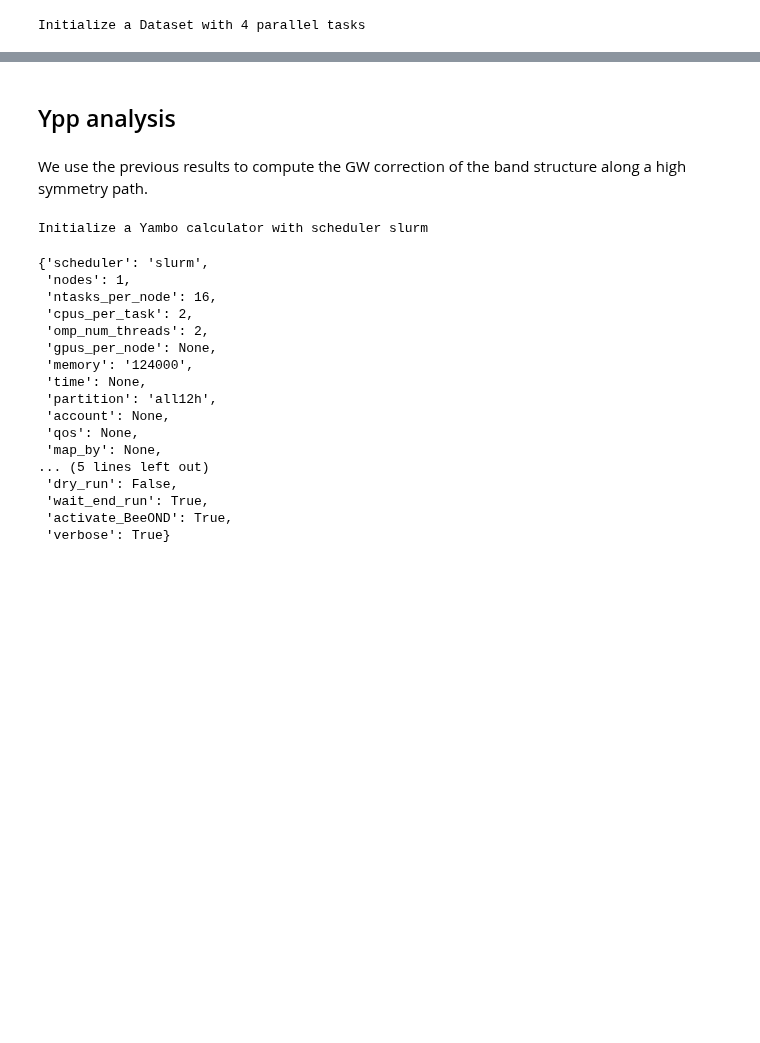
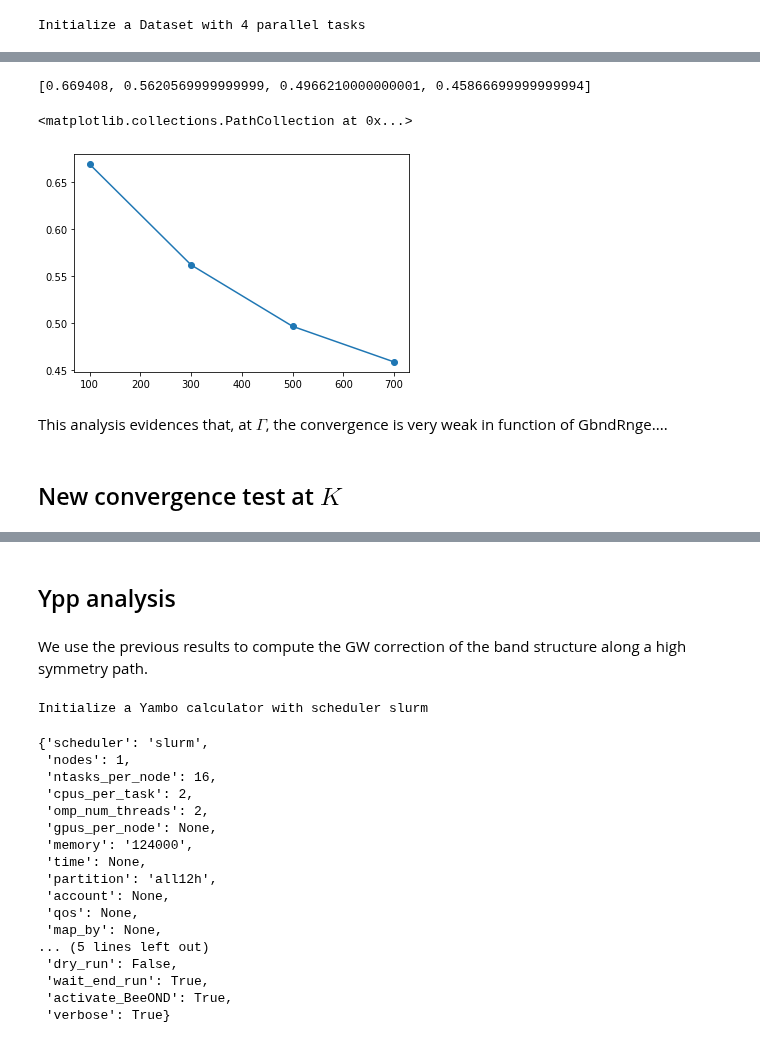
Before and after one commit to marcodalessandro76/Germanene, a Jupyter notebook: GW_Analysis.ipynb, the cells around one changed output, grey strips where cells are left out. Cells and saved outputs as stored; diff of their text form; code cells hidden in the pictures; blank space fills up the shorter version.

```diff
--- a/GW_Analysis.ipynb
+++ b/GW_Analysis.ipynb
@@ -999,0 +1227,11 @@ Task [0] ended
+# %%
+GbndRnge = [[1,100],[1,300],[1,500],[1,700]]  # Bands in the Sigma_c
+# %%
+study = D.Dataset(run_dir=run_dir,num_tasks=1,verbose=True)
+study.set_postprocessing_function(PP.yambo_parse_data)
+
+for bnd in GbndRnge:
+    idd = 'ppa-gamma_dg-ngsblkxs_%s-bndsrnxs_%s-gbndrnge_%s'%(NGsBlkXs_conv,BndsRnXs_conv[1],bnd[1])
+    inp['variables']['GbndRnge'] = [bnd,'']
+    study.append_run(id=idd,input=inp,runner=code,
+                     jobname = [idd,'ndb_cutoff_rim_dipoles_hf','hf-Gamma_exxrlvcs_40000','ndb_pp_dg_ngsblkxs_600-bndsrnxs_300','ndb_double_grid'])
@@ -999,0 +1242,2 @@ Task [0] ended
+# %%
+results = study.run()
@@ -999,0 +1279,16 @@ Task [0] ended
+# %%
+gap = [results[ind].data.get_gap(k_full=K_index,band_full=start_band,verbose=False) for ind in range(len(GbndRnge))]
+gap
+# %% [output]
+[0.669408, 0.5620569999999999, 0.4966210000000001, 0.45866699999999994]
+# %%
+GbndRnge_plot = [ind[1] for ind in GbndRnge]
+plt.plot(GbndRnge_plot,gap)
+plt.scatter(GbndRnge_plot,gap)
+# %% [output]
+<matplotlib.collections.PathCollection at 0x...>
+[figure, added]
+# %% [markdown]
+This analysis evidences that, at $\Gamma$, the convergence is very weak in function of GbndRnge....
+# %% [markdown]
+## New convergence test at $K$
```
Also changed, not shown: parts of 82 cells of this notebook.
